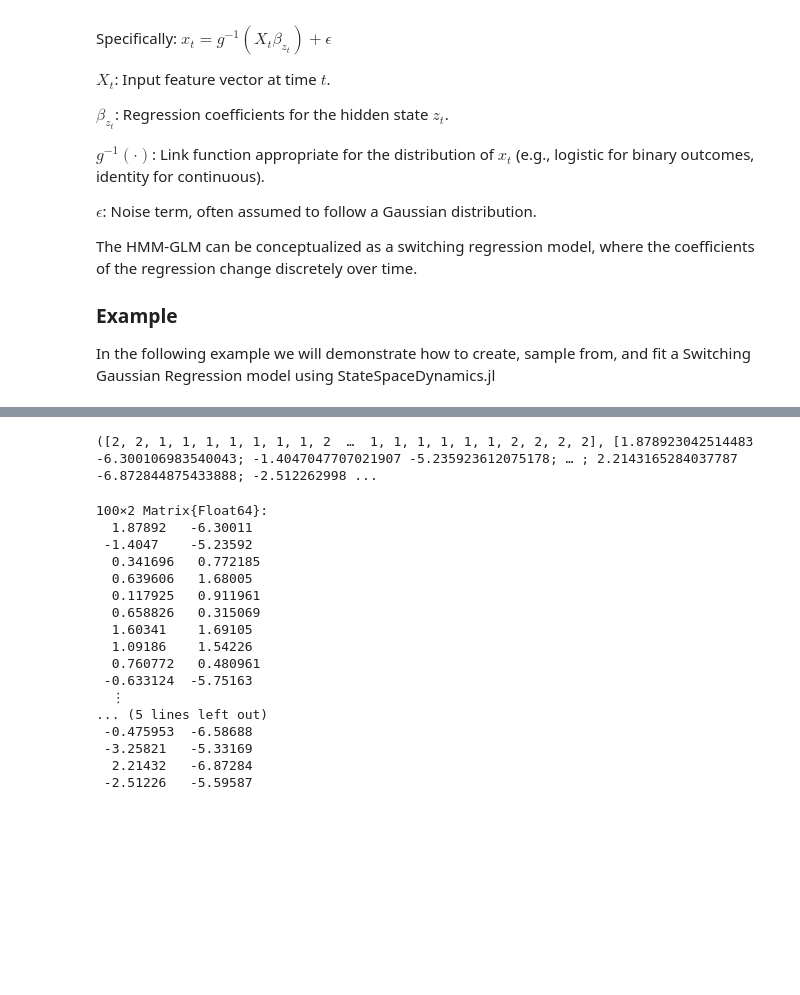
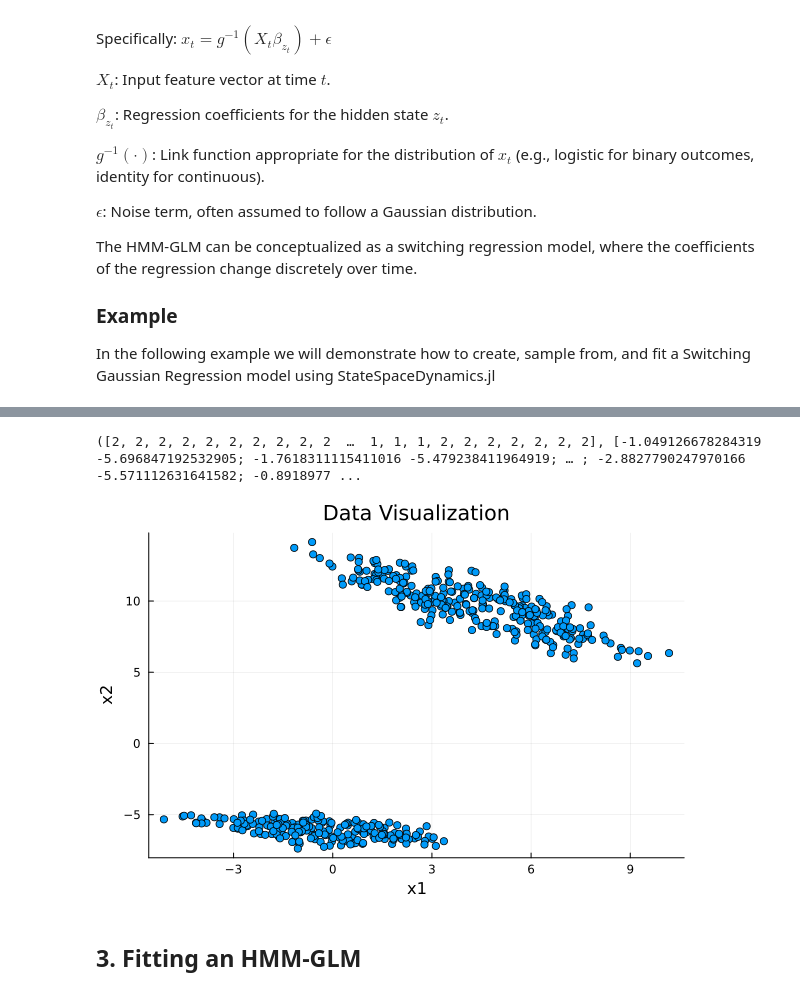
Before and after one commit to depasquale-lab/StateSpaceDynamics.jl, a Jupyter notebook: notebooks/hmmglm.ipynb, the cells around one changed output, grey strips where cells are left out. Cells and saved outputs as stored; diff of their text form; code cells hidden in the pictures; blank space fills up the shorter version.

```diff
--- a/notebooks/hmmglm.ipynb
+++ b/notebooks/hmmglm.ipynb
@@ -46,10 +46,7 @@ input_dim = 2
 output_dim = 2
 
 # Parameters for the first Gaussian regression model
-
-# THESE BETA MATRICES MIGHT BE TRANSPOSED
-
-β1 = [1.0 0.8; -0.5 0.3; -0.2 0.4]  # Coefficients (3x2 matrix: 1 intercept + 2 features for 2 outputs)
+β1 = [10.0 5.5; -7 3.2; -4.1 5.0] # Coefficients (3x2 matrix: 1 intercept + 2 features for 2 outputs)
 Σ1 = [0.1 0.01; 0.01 0.2]  # Covariance matrix (2x2 matrix, since output_dim is 2)
 include_intercept1 = true
 λ1 = 0.01
@@ -75,5 +72,7 @@ model = SSD.SwitchingGaussianRegression(K=2, input_dim=3, output_dim=2)
 model.B[1] = regression1
 model.B[2] = regression2
 
-n=1000
+# Assign the HMM parameters
+model.πₖ = [0.5; 0.5]
+model.A = [0.95 0.05; 0.1 0.9]
 # %% [output]
@@ -81,26 +86,16 @@ n=1000
 # %%
-Φ = rand(100,2)
-n=100
+Φ = rand(500,2)  # The random input data
+n=500  # The number of samples we wish to generate
+
 true_labels, data = SSD.sample(model, Φ, n=n)
 # %% [output]
-([2, 2, 1, 1, 1, 1, 1, 1, 1, 2  …  1, 1, 1, 1, 1, 1, 2, 2, 2, 2], [1.878923042514483 -6.300106983540043; -1.4047047707021907 -5.235923612075178; … ; 2.2143165284037787 -6.872844875433888; -2.512262998 ...
+([2, 2, 2, 2, 2, 2, 2, 2, 2, 2  …  1, 1, 1, 2, 2, 2, 2, 2, 2, 2], [-1.049126678284319 -5.696847192532905; -1.7618311115411016 -5.479238411964919; … ; -2.8827790247970166 -5.571112631641582; -0.8918977 ...
-# %%
-data
-# %% [output]
-100×2 Matrix{Float64}:
-  1.87892   -6.30011
- -1.4047    -5.23592
-  0.341696   0.772185
-  0.639606   1.68005
-  0.117925   0.911961
-  0.658826   0.315069
-  1.60341    1.69105
-  1.09186    1.54226
-  0.760772   0.480961
- -0.633124  -5.75163
-  ⋮
-... (5 lines left out)
- -0.475953  -6.58688
- -3.25821   -5.33169
-  2.21432   -6.87284
- -2.51226   -5.59587
+# %%
+plot(data[1:end, 1], data[1:end, 2], seriestype=:scatter, label=false)
+title!("Data Visualization")
+xlabel!("x1")
+ylabel!("x2")
+# %% [output]
+[figure, added]
+# %% [markdown]
+## 3. Fitting an HMM-GLM
```
Also changed, not shown: parts of 5 cells of this notebook, 2 other files.
